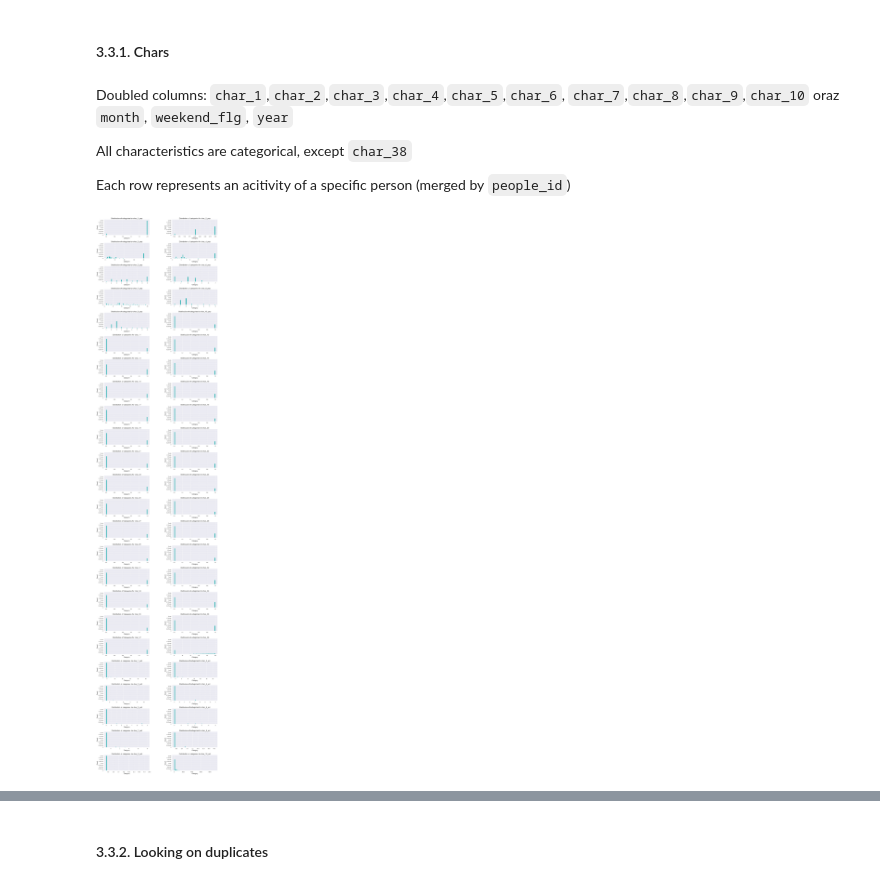
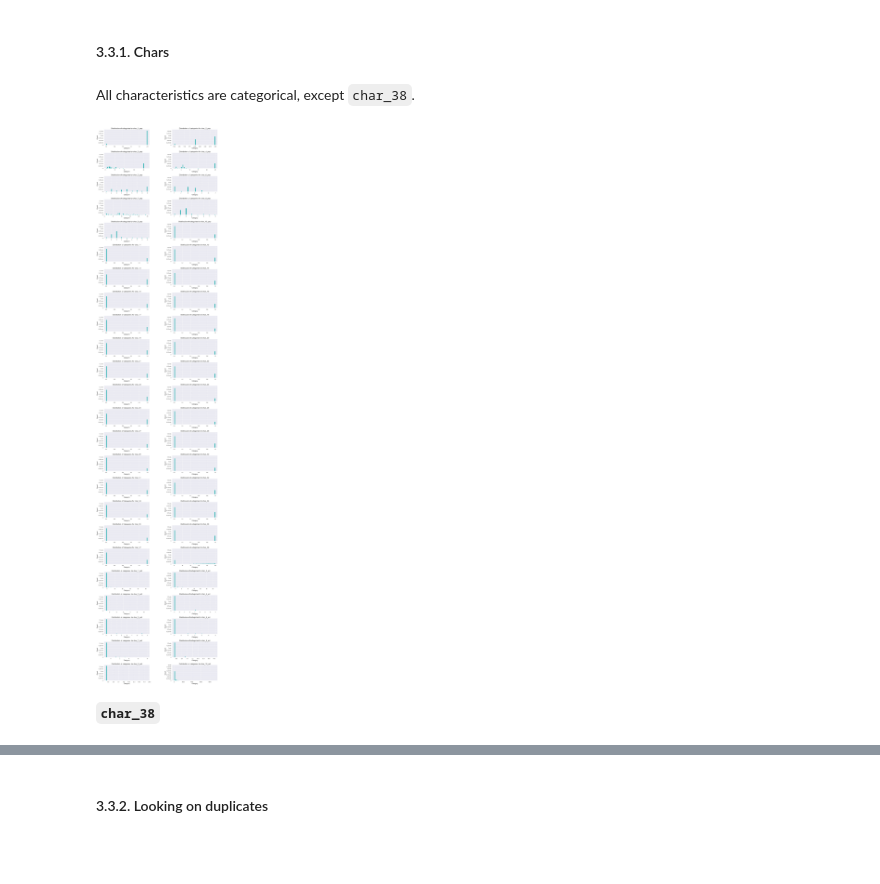
Before and after one commit to joanlenczuk/red_hat_project, a Jupyter notebook: red_hat_project.ipynb, the cells around one changed output, grey strips where cells are left out. Saved outputs shown, nothing was run; the diff lists cells and outputs as text; code cells hidden in the pictures; blank space fills up the shorter version.

```diff
--- a/red_hat_project.ipynb
+++ b/red_hat_project.ipynb
@@ -625,5 +629,4 @@ pd.DataFrame(people_df['group_1'].value_counts().reset_index()).sort_values(by='
 Data is being merged at this point to enable a different level of data exploration.
 # %%
 # new pandas 1.0 feature - convert_dtypes(), to handle missing values
-train_data = pd.merge(people_df, train_activity_df, how = 'left', on = 'people_id', suffixes = ('_pep', '_act')).convert_dtypes()
-test_data = pd.merge(people_df, test_activity_df, how = 'left', on = 'people_id', suffixes = ('_pep', '_act')).convert_dtypes()
+red_hat = pd.merge(people_df, train_activity_df, how = 'left', on = 'people_id', suffixes = ('_pep', '_act')).convert_dtypes()
@@ -629,0 +646,5 @@ test_data = pd.merge(people_df, test_activity_df, how = 'left', on = 'people_id'
+# %%
+#deleting records where outcome or activity_id are NaNs, because they are useless in case of modeling
+red_hat = red_hat[(pd.isna(red_hat['activity_id'])== False) & (pd.isna(red_hat['outcome'])== False)]
+# %%
+train_set, test_set = train_test_split(red_hat, test_size = 0.22, random_state = 42, stratify = red_hat['outcome'])
@@ -706,4 +662,0 @@ train_data.head()
-# %%
-#filling missing values with 'type -1' in `chars` as I did before in the cleaning section
-for col in [col for col in list(train_data.columns) if (col.startswith('char_') and col.endswith('_act')) == True]:
-    train_data[col]= train_data[col].fillna(-1)
@@ -732,11 +663,7 @@ Index(['people_id', 'char_1_pep', 'group_1', 'char_2_pep', 'char_3_pep',
 # %% [markdown]
 #### 3.3.1. Chars
-# %% [markdown]
-Doubled columns: `char_1`,`char_2`,`char_3`,`char_4`,`char_5`,`char_6`, `char_7`,`char_8`,`char_9`,`char_10` oraz `month`, `weekend_flg`, `year`
-
-All characteristics are categorical, except `char_38`
-
-Each row represents an acitivity of a specific person (merged by `people_id`)
+# %% [markdown]
+All characteristics are categorical, except `char_38`.
 # %%
 def plot_chars(dataset):
     """
@@ -762,6 +689,8 @@ def plot_chars(dataset):
         plt.xlabel("Category")
         plt.ylabel('Count')
 # %%
-plot_chars(train_data)
+plot_chars(train_set)
 # %% [output]
-[figure, old version]
+[figure, new version]
+# %% [markdown]
+**`char_38`**
```
Also changed, not shown: parts of 110 cells of this notebook.
